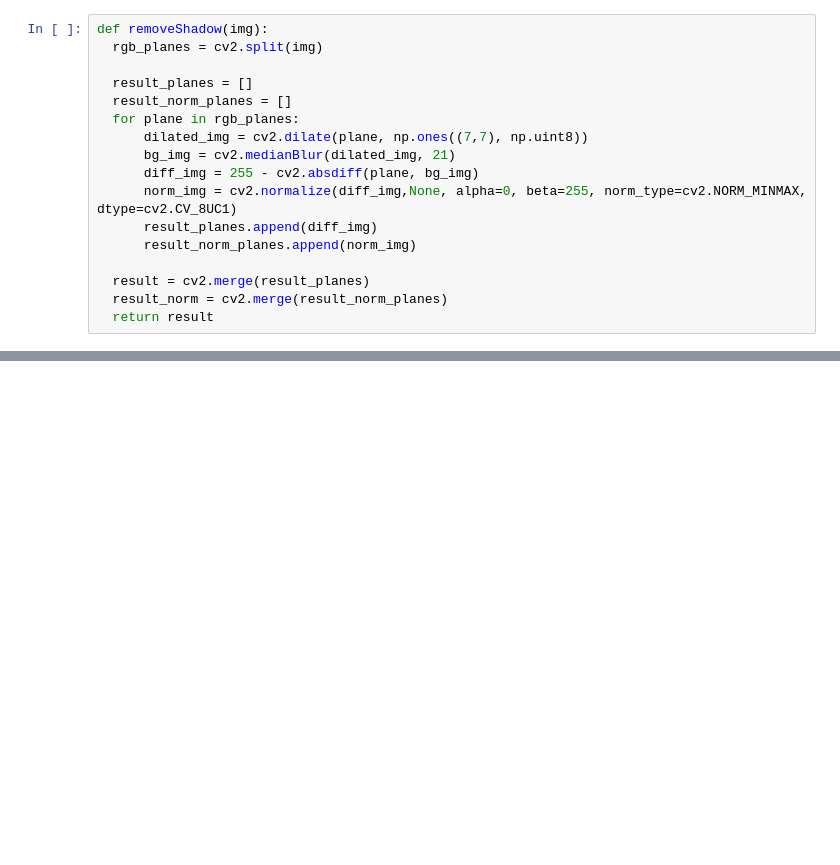
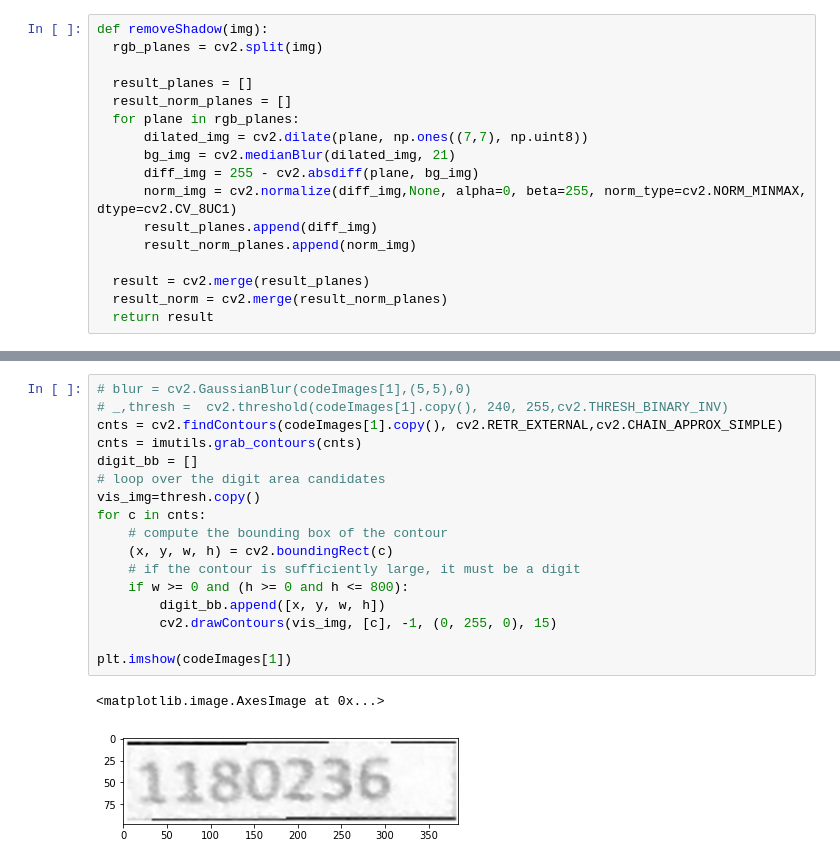
Before and after one commit to MoaazZaki/grade-auto-filler, a Jupyter notebook: playgrounds/cellDetectionModel.ipynb, the cells around one changed output, grey strips where cells are left out. Drawn from its saved outputs; the diff is of its cells as text; blank space fills up the shorter version.

```diff
--- a/playgrounds/cellDetectionModel.ipynb
+++ b/playgrounds/cellDetectionModel.ipynb
@@ -737,0 +461,20 @@ output_csv(cells_image,cells,"/content/output.xlsx")
+# %%
+# blur = cv2.GaussianBlur(codeImages[1],(5,5),0)
+# _,thresh =  cv2.threshold(codeImages[1].copy(), 240, 255,cv2.THRESH_BINARY_INV)
+cnts = cv2.findContours(codeImages[1].copy(), cv2.RETR_EXTERNAL,cv2.CHAIN_APPROX_SIMPLE)
+cnts = imutils.grab_contours(cnts)
+digit_bb = []
+# loop over the digit area candidates
+vis_img=thresh.copy()
+for c in cnts:
+    # compute the bounding box of the contour
+    (x, y, w, h) = cv2.boundingRect(c)
+    # if the contour is sufficiently large, it must be a digit
+    if w >= 0 and (h >= 0 and h <= 800):
+        digit_bb.append([x, y, w, h])
+        cv2.drawContours(vis_img, [c], -1, (0, 255, 0), 15)
+
+plt.imshow(codeImages[1])
+# %% [output]
+<matplotlib.image.AxesImage at 0x...>
+[figure, added]
```
Also changed, not shown: parts of 37 cells of this notebook, 6 other files.
